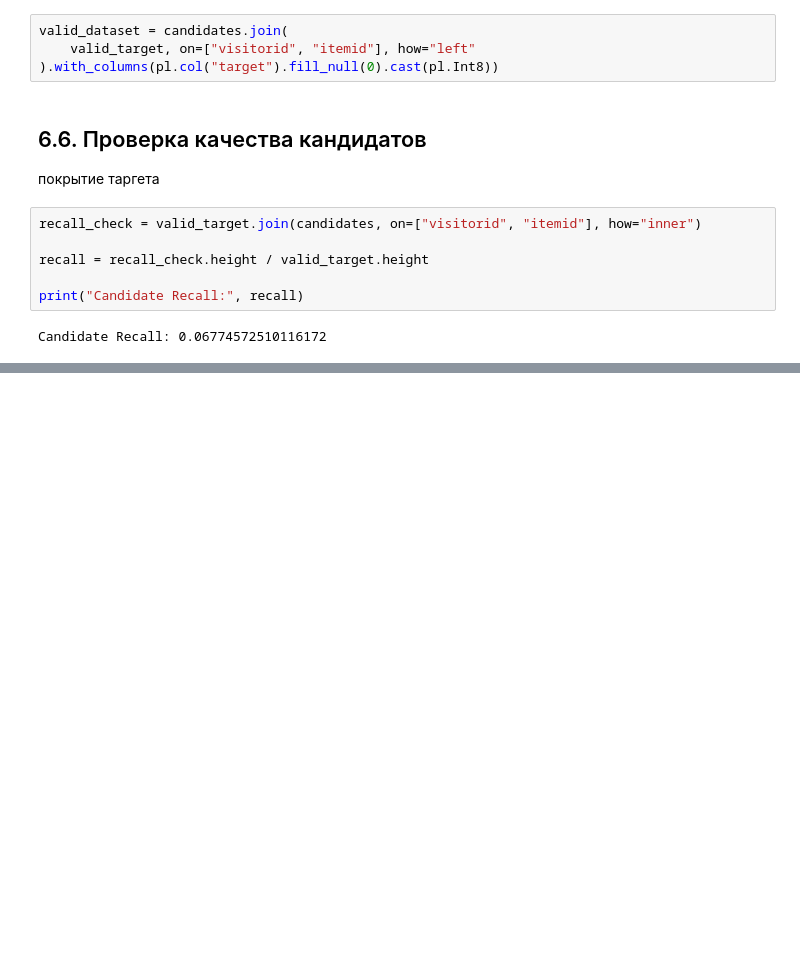
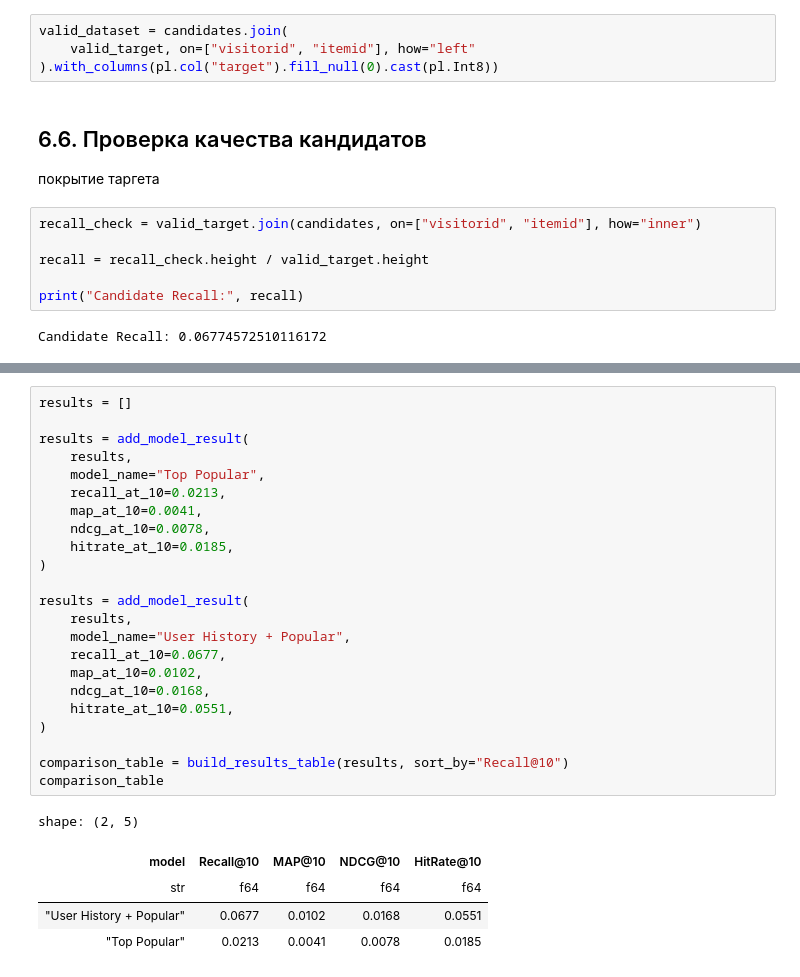
Before and after one commit to Manaam9/ecommerce-recsys, a Jupyter notebook: notebooks/02_modeling.ipynb, the cells around one changed output, grey strips where cells are left out. Cells and saved outputs as stored; diff of their text form; blank space fills up the shorter version.

Commit message:
модель top popular

```diff
--- a/notebooks/02_modeling.ipynb
+++ b/notebooks/02_modeling.ipynb
@@ -907,3 +988,32 @@ Candidate Recall: 0.06774572510116172
+# %%
+results = []
+
+results = add_model_result(
+    results,
+    model_name="Top Popular",
+    recall_at_10=0.0213,
+    map_at_10=0.0041,
+    ndcg_at_10=0.0078,
+    hitrate_at_10=0.0185,
+)
+
+results = add_model_result(
+    results,
+    model_name="User History + Popular",
+    recall_at_10=0.0677,
+    map_at_10=0.0102,
+    ndcg_at_10=0.0168,
+    hitrate_at_10=0.0551,
+)
+
+comparison_table = build_results_table(results, sort_by="Recall@10")
+comparison_table
+# %% [output]
+shape: (2, 5)
+| model | Recall@10 | MAP@10 | NDCG@10 | HitRate@10 |
+| str | f64 | f64 | f64 | f64 |
+| "User History + Popular" | 0.0677 | 0.0102 | 0.0168 | 0.0551 |
+| "Top Popular" | 0.0213 | 0.0041 | 0.0078 | 0.0185 |
 # %% [markdown]
 ## Выводы по генерации кандидатов
 
```
Also changed, not shown: parts of 4 cells of this notebook.
